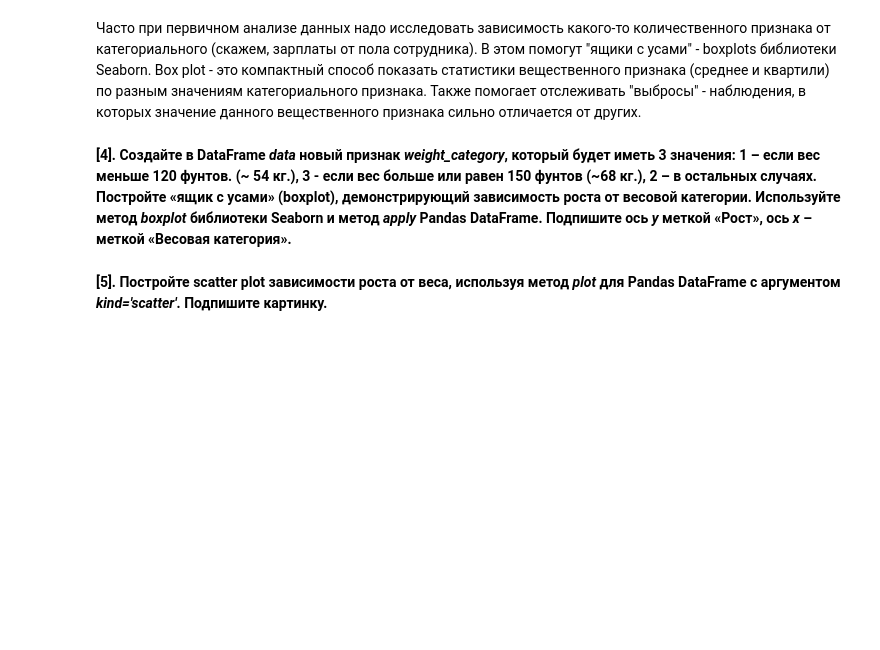
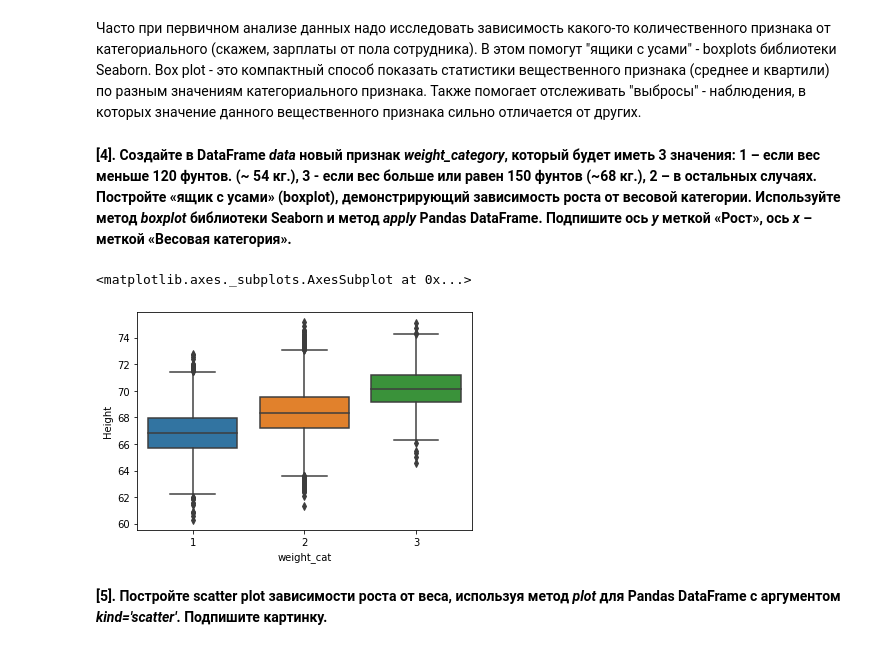
Before and after one commit to easterprince/Machine-Learning-Introduction, a Jupyter notebook: materials/practices/3_linear_models/practice_linreg_optimization.ipynb, the cells around one changed output. Cells and saved outputs as stored; diff of their text form; code cells hidden in the pictures; blank space fills up the shorter version.

```diff
--- a/materials/practices/3_linear_models/practice_linreg_optimization.ipynb
+++ b/materials/practices/3_linear_models/practice_linreg_optimization.ipynb
@@ -75,2 +79,15 @@ data['weight_cat'] = data['Weight'].apply(weight_category)
+# %%
+def weight_category(weight):
+    if weight < 120:
+        return 1
+    if weight < 150:
+        return 2
+    return 3
+
+data['weight_cat'] = data['Weight'].apply(weight_category)
+sns.boxplot(x = 'weight_cat', y = 'Height', data = data)
+# %% [output]
+<matplotlib.axes._subplots.AxesSubplot at 0x...>
+[figure, added]
 # %% [markdown]
 **[5]. Постройте scatter plot зависимости роста от веса, используя метод *plot* для Pandas DataFrame с аргументом *kind='scatter'*. Подпишите картинку.**
```
Also changed, not shown: parts of 30 cells of this notebook.
